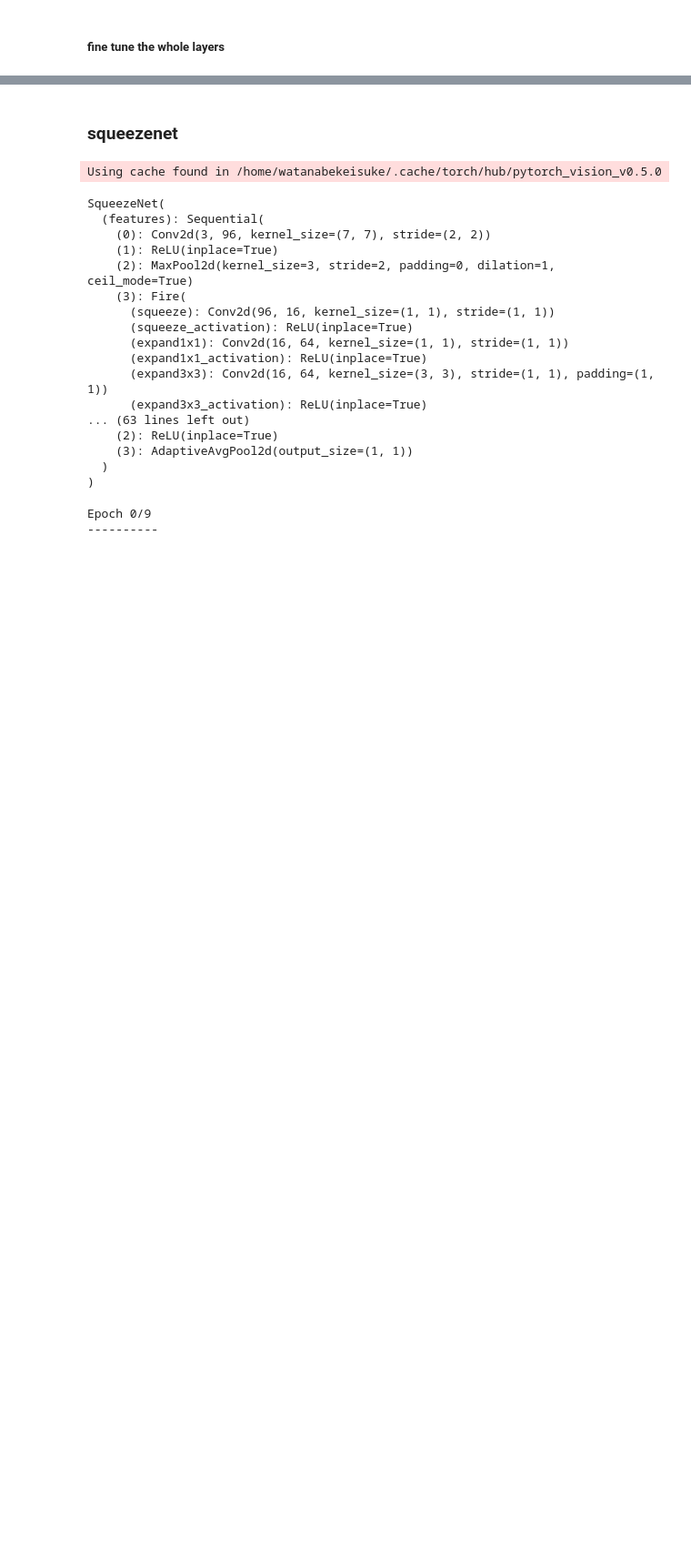
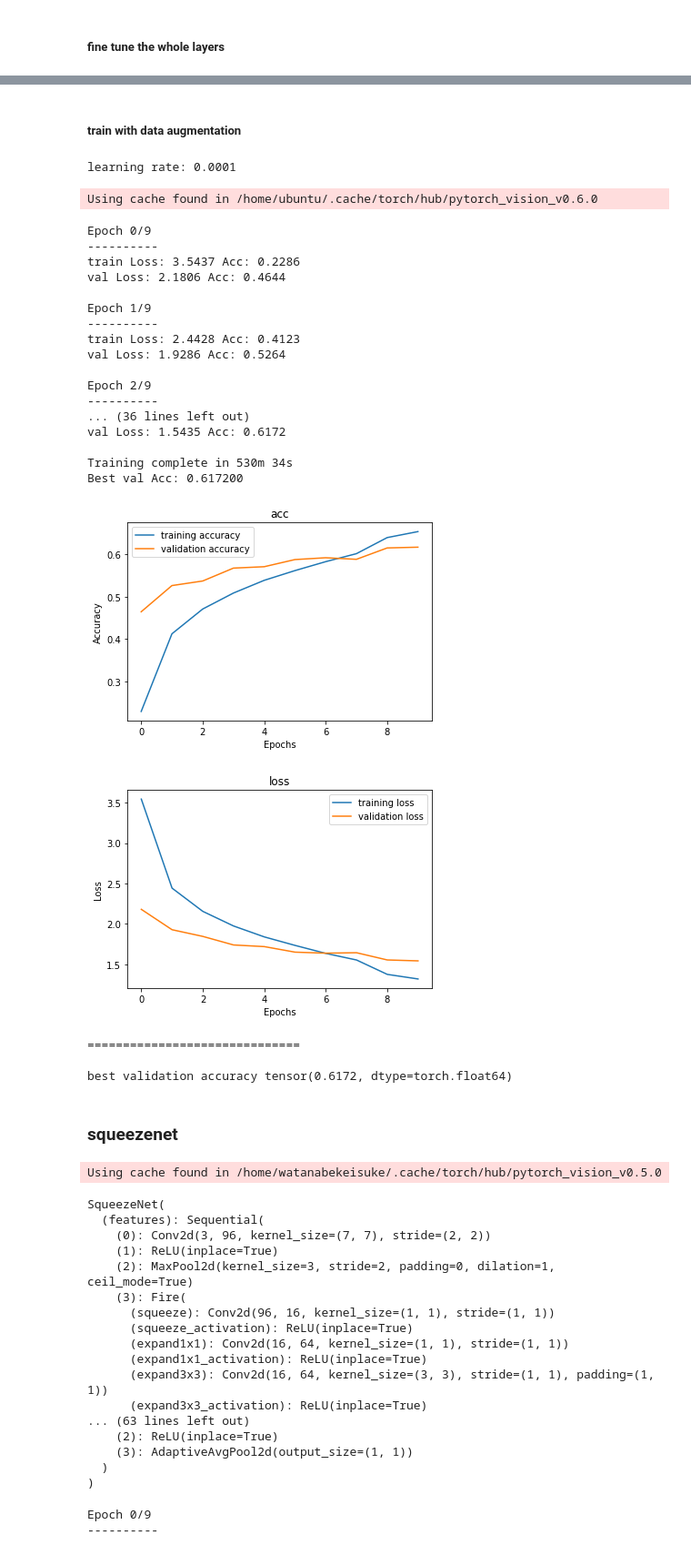
Before and after one commit to ahadrauf2020/yolo9000, a Jupyter notebook: kei-resnet-vgg.ipynb, the cells around one changed output, grey strips where cells are left out. Shown at 91% size. Drawn from its saved outputs; the diff is of its cells as text; code cells hidden in the pictures; blank space fills up the shorter version.

```diff
--- a/kei-resnet-vgg.ipynb
+++ b/kei-resnet-vgg.ipynb
@@ -912,3 +970,67 @@ output.show()
+# %% [markdown]
+##### train with data augmentation
+# %%
+# %%capture output
+
+learning_rates = [1e-4]
+max_acc = 0
+num_e = 10
+
+for lr in learning_rates:
+    print("learning rate:", lr)
+    image_datasets, dataloaders, dataset_sizes, class_names = load_data(500, data_aug=True)
+    vgg_model = torch.hub.load('pytorch/vision:v0.6.0', 'vgg19_bn', pretrained=True)
+#     for param in vgg_model.parameters():
+#         param.requires_grad = False
+    num_ftrs = vgg_model.classifier[6].in_features
+    vgg_model.classifier[6] = nn.Linear(num_ftrs,num_classes)
+    vgg_model = vgg_model.to(device)
+    criterion = nn.CrossEntropyLoss()
+    optimizer_ft = optim.Adam(filter(lambda p: p.requires_grad, vgg_model.parameters()), lr=lr)
+    # optimizer_ft = optim.SGD(vgg_model.parameters(), lr=0.01, momentum=0.9)
+    scheduler = lr_scheduler.StepLR(optimizer_ft, step_size=8, gamma=0.1)
+    vgg_model, tr_acc, val_acc, tr_loss, val_loss = train_model(vgg_model, criterion, optimizer_ft, scheduler, num_epochs=num_e)
+    if max(val_acc) > max_acc:
+        best_model = vgg_model
+        max_acc = max(val_acc)
+
+    plot_result(range(num_e), tr_acc, val_acc, 'acc', 'Accuracy')
+    plot_result(range(num_e), tr_loss, val_loss, 'loss', 'Loss')
+    print('='*30)
+    print()
+
+torch.save(best_model.state_dict(), './models/vgg19_bn_best_model_with_dataaug_state_dict.pt')
+torch.save(tr_loss, './models/vgg19_tr_loss_dataaug.pt')
+torch.save(tr_acc, './models/vgg19_tr_acc_dataaug.pt')
+torch.save(val_loss, './models/vgg19_val_loss_dataaug.pt')
+torch.save(val_acc, './models/vgg19_val_acc_dataaug.pt')
+print("best validation accuracy", max_acc)
+# output.show()
+# %% [output]
+learning rate: 0.0001
+Using cache found in /home/ubuntu/.cache/torch/hub/pytorch_vision_v0.6.0
+Epoch 0/9
+----------
+train Loss: 3.5437 Acc: 0.2286
+val Loss: 2.1806 Acc: 0.4644
+
+Epoch 1/9
+----------
+train Loss: 2.4428 Acc: 0.4123
+val Loss: 1.9286 Acc: 0.5264
+
+Epoch 2/9
+----------
+... (36 lines left out)
+val Loss: 1.5435 Acc: 0.6172
+
+Training complete in 530m 34s
+Best val Acc: 0.617200
+[figure, added]
+[figure, added]
+==============================
+
+best validation accuracy tensor(0.6172, dtype=torch.float64)
 # %% [markdown]
 ### squeezenet
 # %%
```
Also changed, not shown: parts of 4 cells of this notebook.
